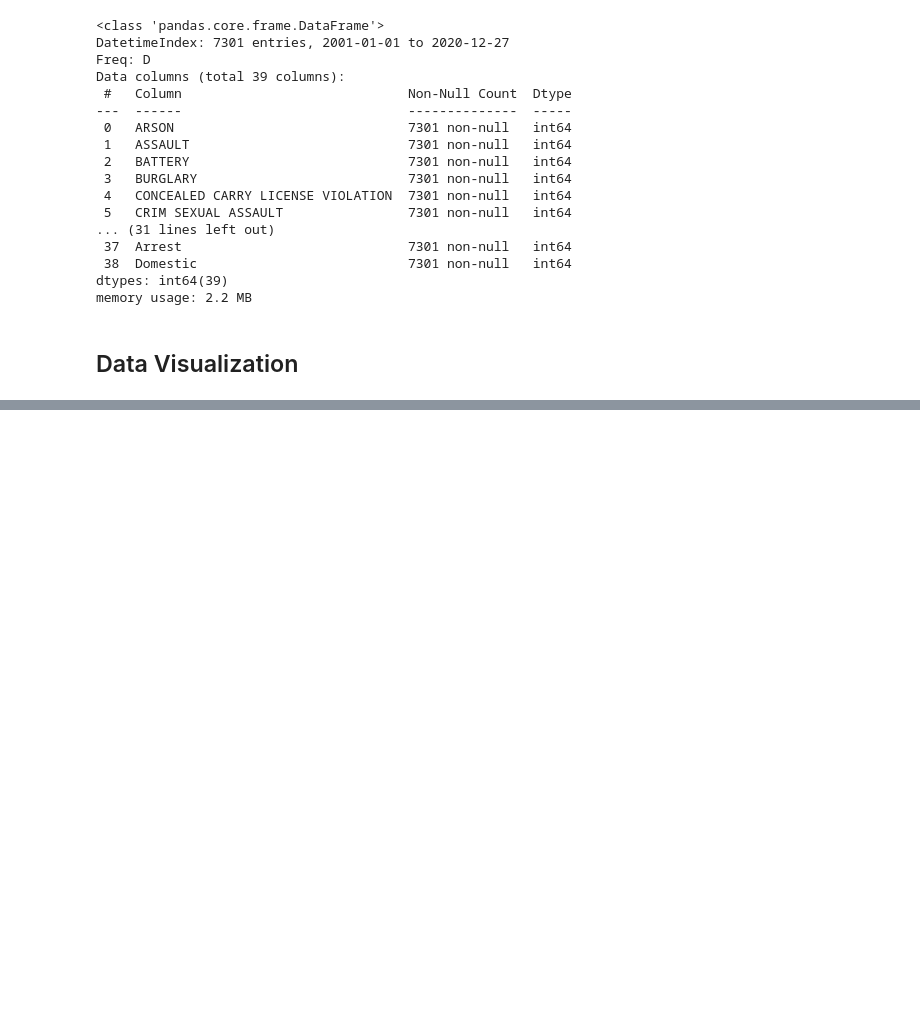
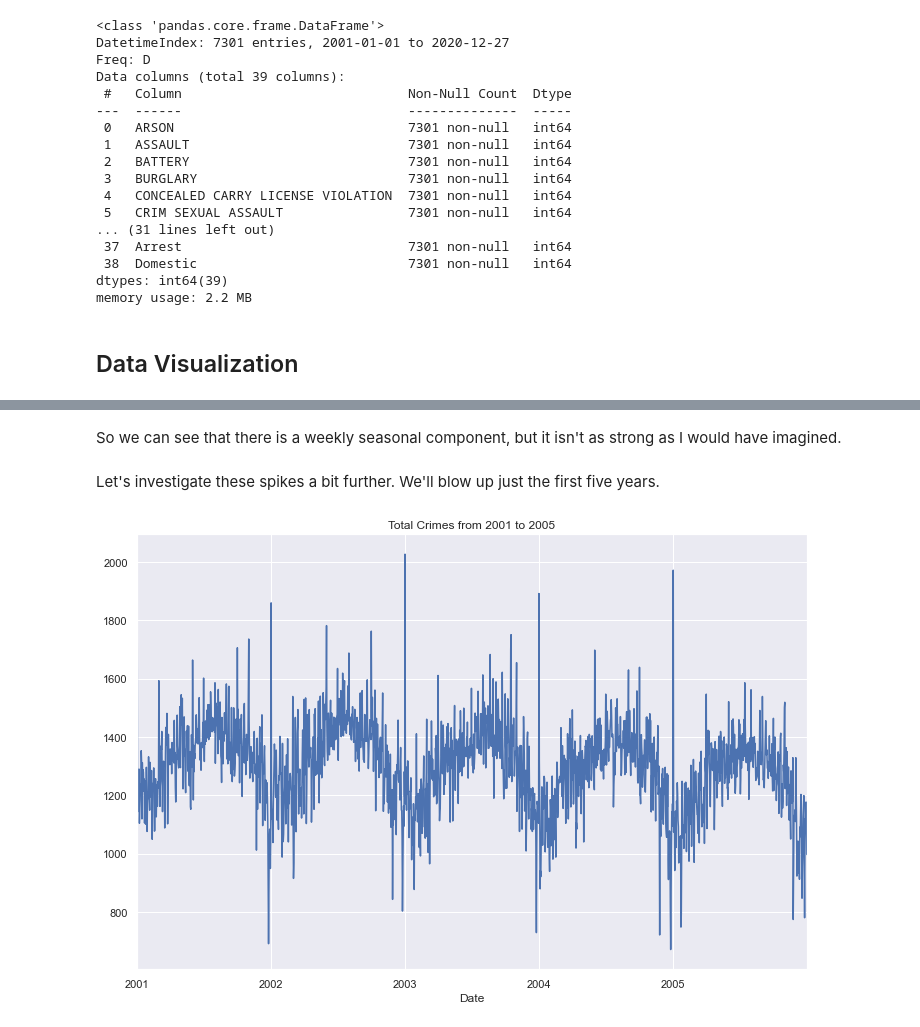
Before and after one commit to ruthcaswellsmith/Capstone---City-of-Chicago-Crime-Time-Series-Analysis, a Jupyter notebook: notebooks/Capstone - City of Chicago Crime - Exploratory Data Analysis.ipynb, the cells around one changed output, grey strips where cells are left out. Drawn from its saved outputs; the diff is of its cells as text; code cells hidden in the pictures; blank space fills up the shorter version.

```diff
--- a/notebooks/Capstone - City of Chicago Crime - Exploratory Data Analysis.ipynb
+++ b/notebooks/Capstone - City of Chicago Crime - Exploratory Data Analysis.ipynb
@@ -172,0 +206,9 @@ Text(0.5, 1.0, 'Total Crimes from 2001 to 2020')
+# %% [markdown]
+So we can see that there is a weekly seasonal component, but it isn't as strong as I would have imagined.
+# %% [markdown]
+Let's investigate these spikes a bit further.  We'll blow up just the first five years.
+# %%
+allcrimes_byday['Total Crimes'].loc['2001-01-01':'2005-12-31'].plot(figsize=(12,8))
+plt.title('Total Crimes from 2001 to 2005');
+# %% [output]
+[figure, added]
```
Also changed, not shown: parts of 46 cells of this notebook.
